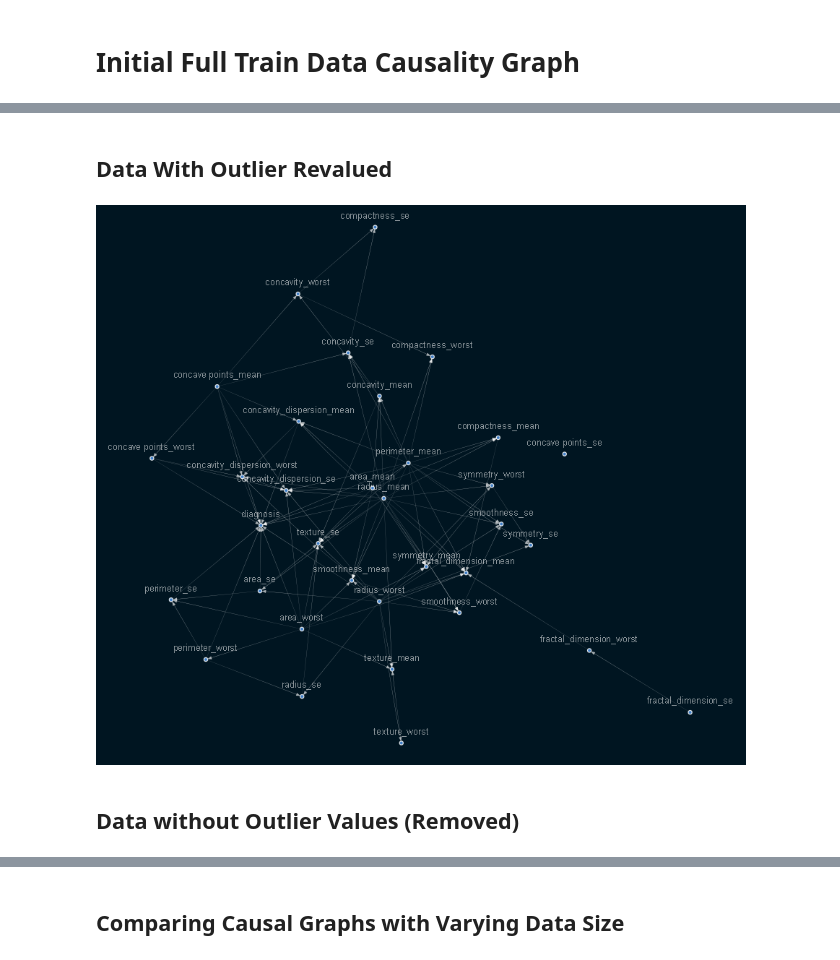
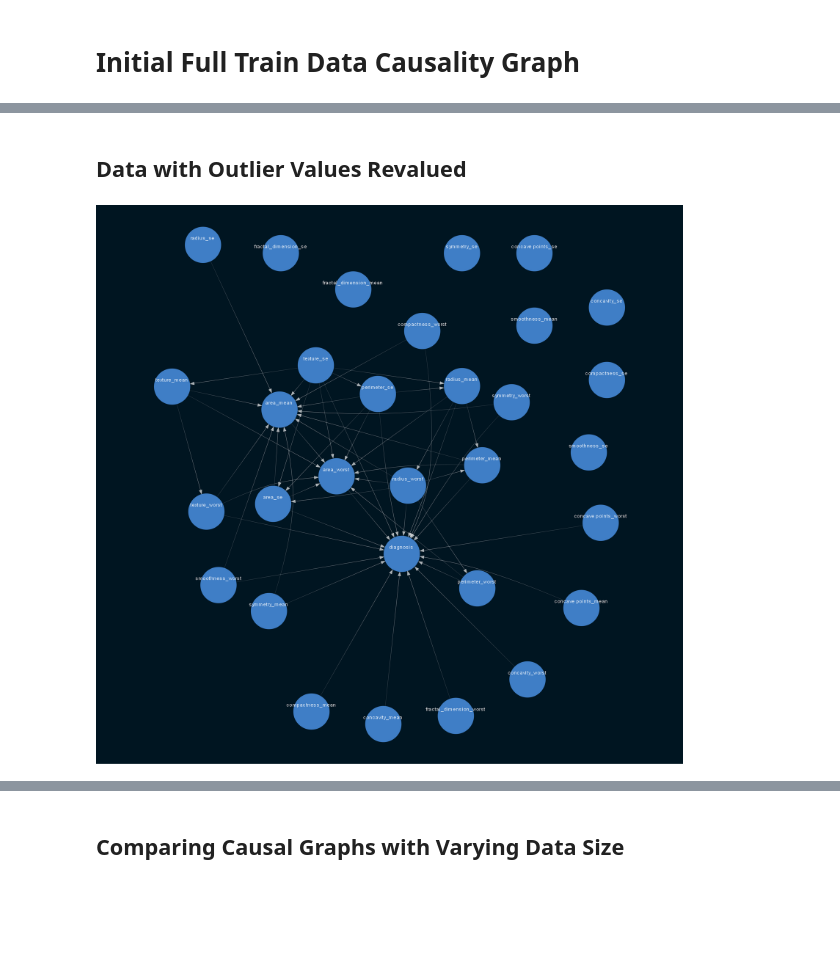
Before and after one commit to CasualModel/CancerCausality, a Jupyter notebook: notebooks/CausalInferencing.ipynb, the cells around one changed output, grey strips where cells are left out. Cells and saved outputs as stored; diff of their text form; code cells hidden in the pictures; blank space fills up the shorter version.

Commit message:
finalized model building causal inferencing and made modification in data engineering

```diff
--- a/notebooks/CausalInferencing.ipynb
+++ b/notebooks/CausalInferencing.ipynb
@@ -27,2 +120,2 @@ set(data_1.dtypes.to_list())
 # %% [markdown]
-## Data With Outlier Revalued
+## Data with Outlier Values Revalued
@@ -32,16 +122,19 @@ data_1 = pd.read_csv('../data/out_revalued_minmax_scale_norm.csv')
+# %%
+# Outliers removed and Normalized with out data Addition
+data_2 = pd.read_csv('../data/clean_out_removed_normalized.csv')
 # %%
 # Constructing Causality Graph from Dataframe
-sm_data_1 = from_pandas(data_1.iloc[:,1:])
+sm_data_2 = from_pandas(data_2.iloc[:, 1:], w_threshold=0.8)
 # %%
 # Visualizing resulting graph only considering edges 0.8 and above threshold
-sm.remove_edges_below_threshold(0.8)
+# sm_data_1.remove_edges_below_threshold(0.8)
 viz = plot_structure(
-    sm,
-    graph_attributes={"scale": "0.8", "size":3},
-    all_node_attributes=NODE_STYLE.WEAK,
+    sm_data_2,
+    prog="neato",
+    graph_attributes={"scale": "0.5", "size": 20},
+    all_node_attributes={'fontsize': 5, "width": 0.5, "fixed_size": "false", "regular": 'True', 'labelloc':'c', "penwidth":0.1},
     all_edge_attributes=EDGE_STYLE.WEAK)
+
 Image(viz.draw(format='png'))
 # %% [output]
-[figure, old version]
+[figure, new version]
-# %% [markdown]
-## Data without Outlier Values (Removed)
```
Also changed, not shown: parts of 32 cells of this notebook, 3 other files.
